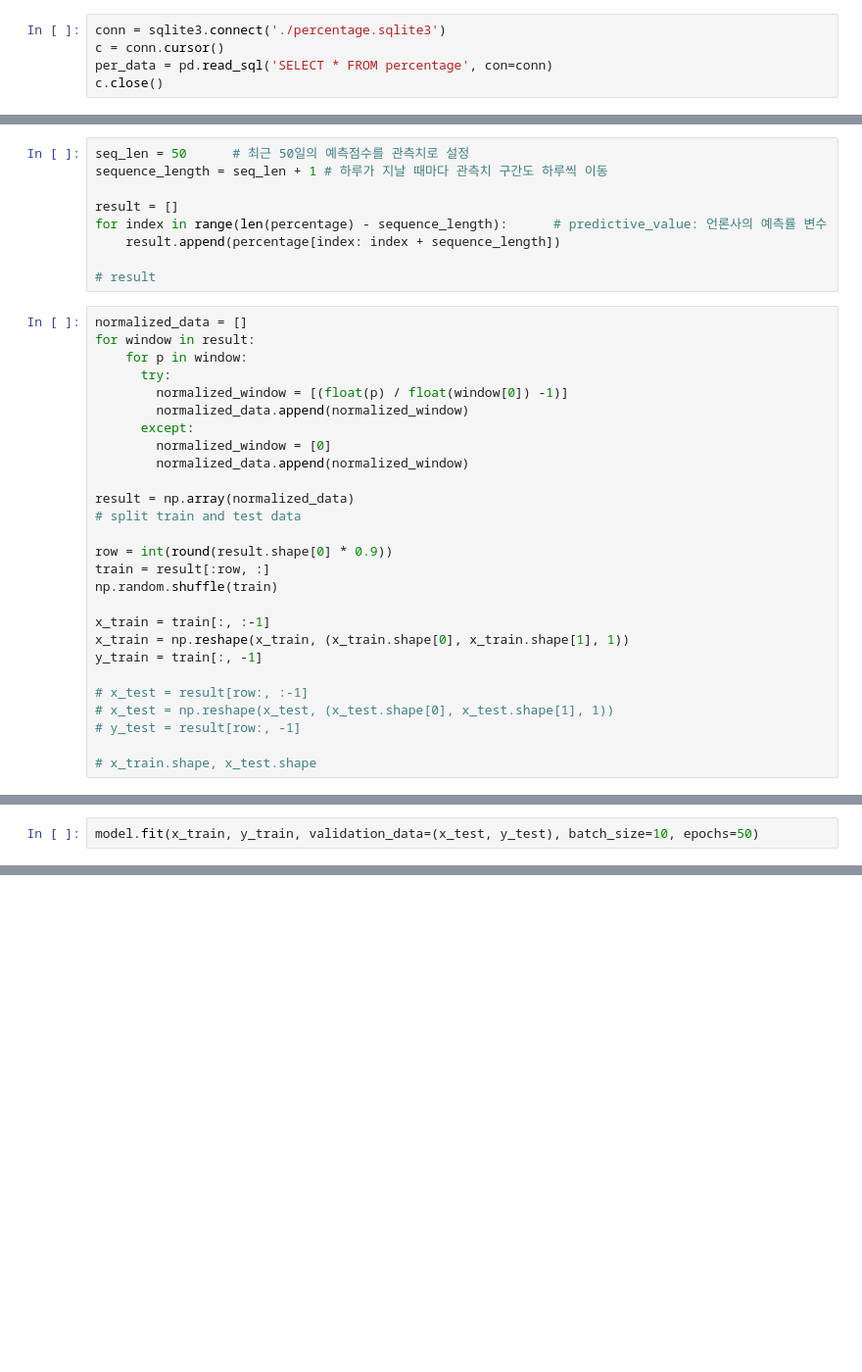
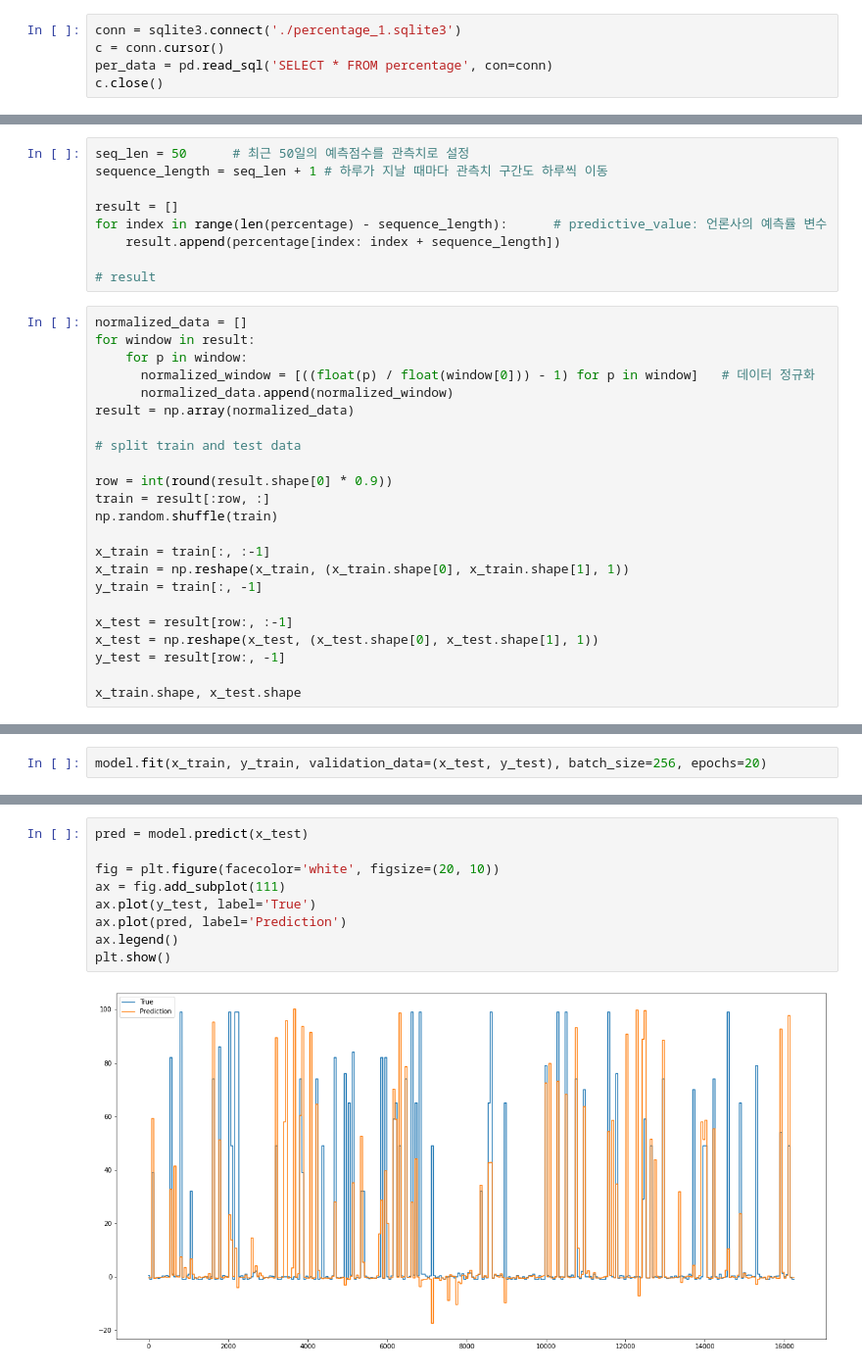
Before and after one commit to victoria2012/TeamProject, a Jupyter notebook: deeplearning/press_weight_per.ipynb, the cells around one changed output, grey strips where cells are left out. Shown at 98% size. Drawn from its saved outputs; the diff is of its cells as text; blank space fills up the shorter version.

```diff
--- a/deeplearning/press_weight_per.ipynb
+++ b/deeplearning/press_weight_per.ipynb
@@ -6,7 +6,7 @@ import matplotlib.pyplot as plt
 from keras.models import Sequential
 from keras.layers import LSTM, Dropout, Dense, Activation
 # %%
-conn = sqlite3.connect('./percentage.sqlite3')
+conn = sqlite3.connect('./percentage_1.sqlite3')
 c = conn.cursor()
 per_data = pd.read_sql('SELECT * FROM percentage', con=conn)
 c.close()
@@ -46,14 +32,10 @@ for index in range(len(percentage) - sequence_length):      # predictive_value:
 normalized_data = []
 for window in result:
     for p in window:
-      try:
-        normalized_window = [(float(p) / float(window[0]) -1)]
-        normalized_data.append(normalized_window)
-      except:
-        normalized_window = [0]
-        normalized_data.append(normalized_window)
+      normalized_window = [((float(p) / float(window[0])) - 1) for p in window]   # 데이터 정규화
+      normalized_data.append(normalized_window)
+result = np.array(normalized_data)
 
-result = np.array(normalized_data)
 # split train and test data
 
 row = int(round(result.shape[0] * 0.9))
@@ -64,9 +46,9 @@ x_train = train[:, :-1]
 x_train = np.reshape(x_train, (x_train.shape[0], x_train.shape[1], 1))
 y_train = train[:, -1]
 
-# x_test = result[row:, :-1]
-# x_test = np.reshape(x_test, (x_test.shape[0], x_test.shape[1], 1))
-# y_test = result[row:, -1]
+x_test = result[row:, :-1]
+x_test = np.reshape(x_test, (x_test.shape[0], x_test.shape[1], 1))
+y_test = result[row:, -1]
 
-# x_train.shape, x_test.shape
+x_train.shape, x_test.shape
 # %% [output]
@@ -94,5 +76,5 @@ Trainable params: 39,905
 Non-trainable params: 0
 _________________________________________________________________
 # %%
-model.fit(x_train, y_train, validation_data=(x_test, y_test), batch_size=10, epochs=50)
+model.fit(x_train, y_train, validation_data=(x_test, y_test), batch_size=256, epochs=20)
 # %% [output]
@@ -101,0 +99,11 @@ ValueError: ignored
+# %%
+pred = model.predict(x_test)
+
+fig = plt.figure(facecolor='white', figsize=(20, 10))
+ax = fig.add_subplot(111)
+ax.plot(y_test, label='True')
+ax.plot(pred, label='Prediction')
+ax.legend()
+plt.show()
+# %% [output]
+[figure, added]
```
Also changed, not shown: parts of 6 cells of this notebook.
